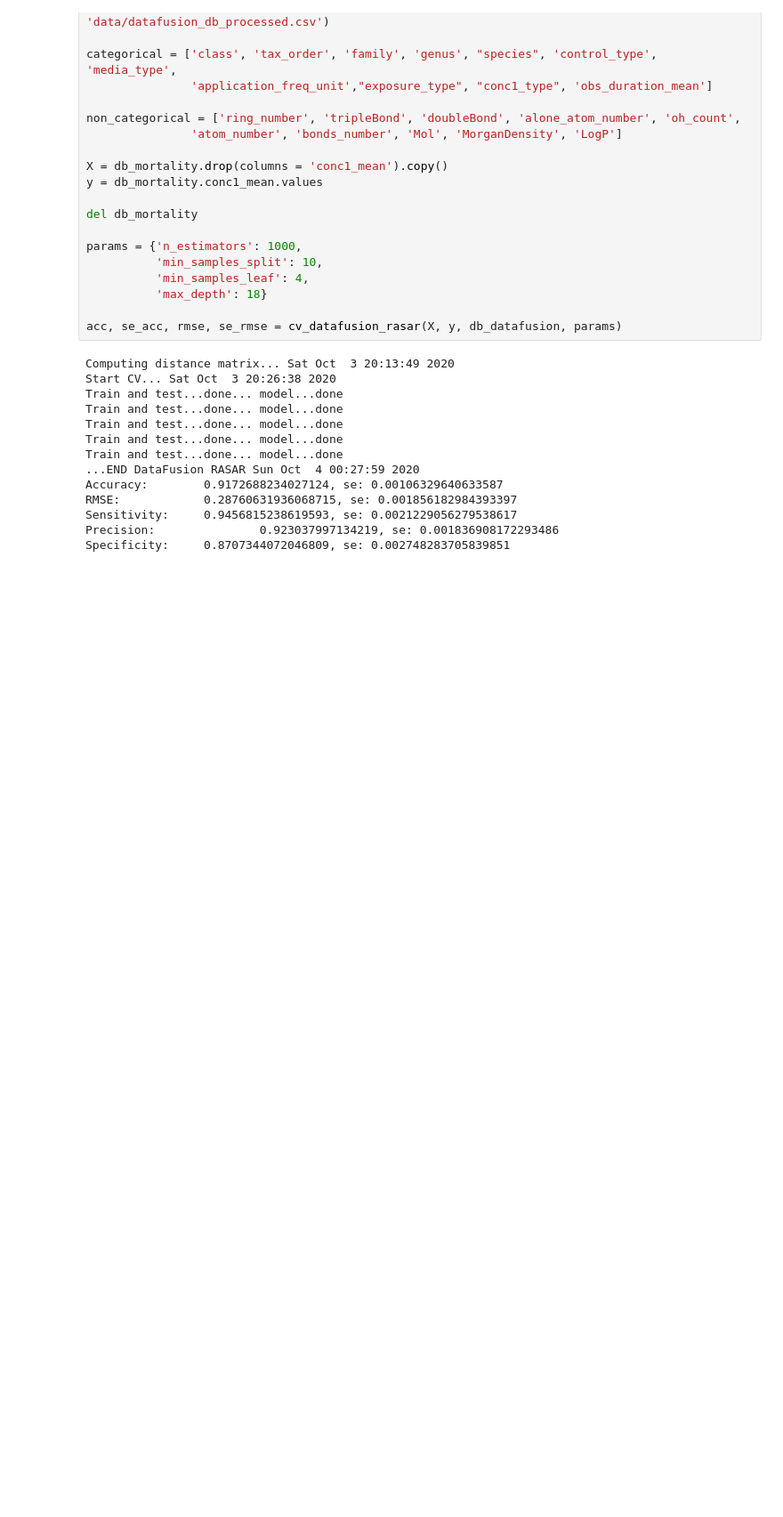
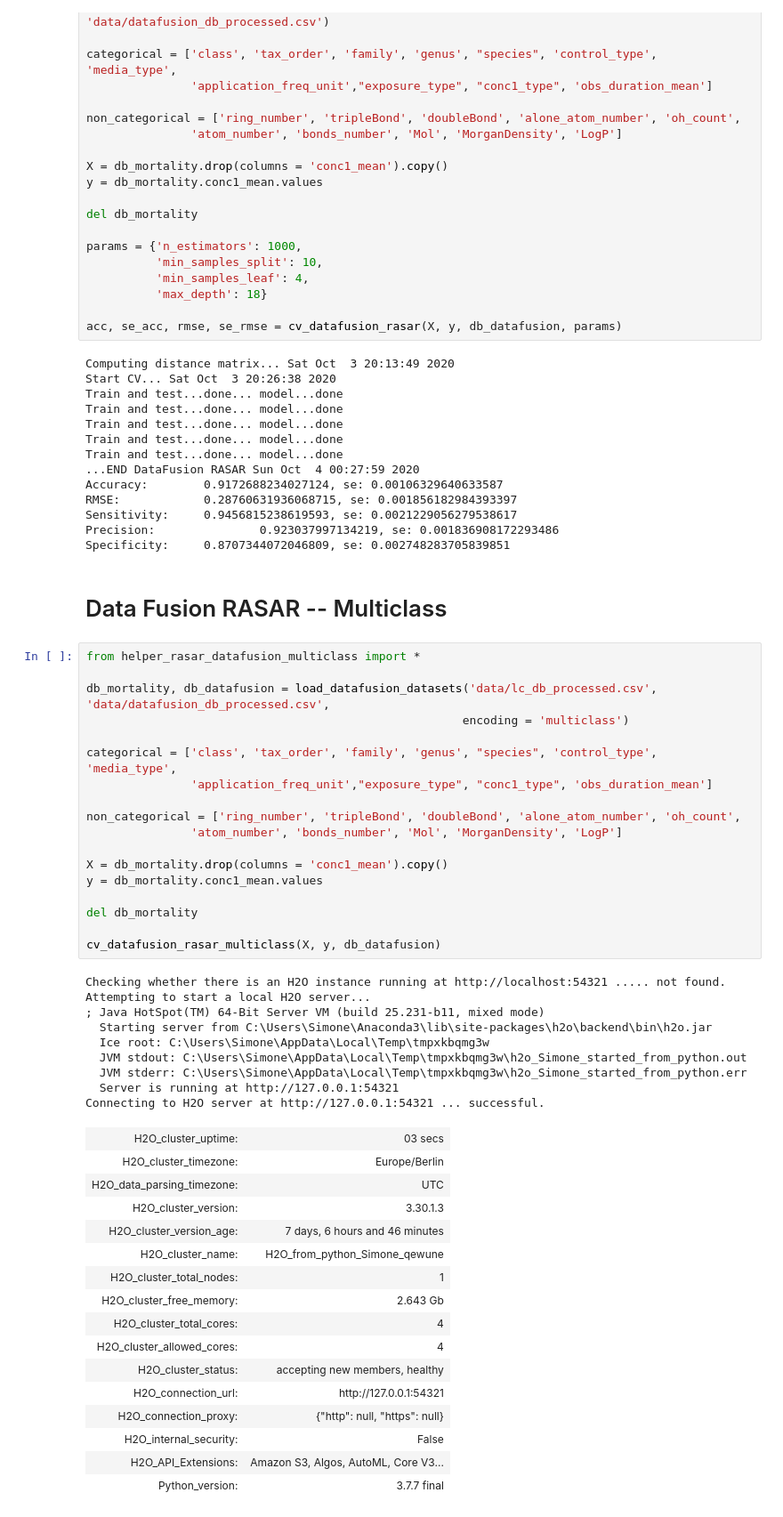
Before and after one commit to simonedambrosi/MLTOX-Simone, a Jupyter notebook: script sistemati/RASAR Data Fusion.ipynb, the cells around one changed output. Shown at 89% size. Drawn from its saved outputs; the diff is of its cells as text; blank space fills up the shorter version.

```diff
--- a/script sistemati/RASAR Data Fusion.ipynb
+++ b/script sistemati/RASAR Data Fusion.ipynb
@@ -320,3 +320,49 @@ RMSE:            0.28760631936068715, se: 0.001856182984393397
 Sensitivity:     0.9456815238619593, se: 0.0021229056279538617
 Precision:               0.923037997134219, se: 0.001836908172293486
 Specificity:     0.8707344072046809, se: 0.002748283705839851
+# %% [markdown]
+# Data Fusion RASAR -- Multiclass
+# %%
+from helper_rasar_datafusion_multiclass import *
+
+db_mortality, db_datafusion = load_datafusion_datasets('data/lc_db_processed.csv', 'data/datafusion_db_processed.csv',
+                                                      encoding = 'multiclass')
+
+categorical = ['class', 'tax_order', 'family', 'genus', "species", 'control_type', 'media_type',
+               'application_freq_unit',"exposure_type", "conc1_type", 'obs_duration_mean']
+
+non_categorical = ['ring_number', 'tripleBond', 'doubleBond', 'alone_atom_number', 'oh_count',
+               'atom_number', 'bonds_number', 'Mol', 'MorganDensity', 'LogP']
+
+X = db_mortality.drop(columns = 'conc1_mean').copy()
+y = db_mortality.conc1_mean.values
+
+del db_mortality
+
+cv_datafusion_rasar_multiclass(X, y, db_datafusion)
+# %% [output]
+Checking whether there is an H2O instance running at http://localhost:54321 ..... not found.
+Attempting to start a local H2O server...
+; Java HotSpot(TM) 64-Bit Server VM (build 25.231-b11, mixed mode)
+  Starting server from C:\Users\Simone\Anaconda3\lib\site-packages\h2o\backend\bin\h2o.jar
+  Ice root: C:\Users\Simone\AppData\Local\Temp\tmpxkbqmg3w
+  JVM stdout: C:\Users\Simone\AppData\Local\Temp\tmpxkbqmg3w\h2o_Simone_started_from_python.out
+  JVM stderr: C:\Users\Simone\AppData\Local\Temp\tmpxkbqmg3w\h2o_Simone_started_from_python.err
+  Server is running at http://127.0.0.1:54321
+Connecting to H2O server at http://127.0.0.1:54321 ... successful.
+| H2O_cluster_uptime: | 03 secs |
+| H2O_cluster_timezone: | Europe/Berlin |
+| H2O_data_parsing_timezone: | UTC |
+| H2O_cluster_version: | 3.30.1.3 |
+| H2O_cluster_version_age: | 7 days, 6 hours and 46 minutes |
+| H2O_cluster_name: | H2O_from_python_Simone_qewune |
+| H2O_cluster_total_nodes: | 1 |
+| H2O_cluster_free_memory: | 2.643 Gb |
+| H2O_cluster_total_cores: | 4 |
+| H2O_cluster_allowed_cores: | 4 |
+| H2O_cluster_status: | accepting new members, healthy |
+| H2O_connection_url: | http://127.0.0.1:54321 |
+| H2O_connection_proxy: | {"http": null, "https": null} |
+| H2O_internal_security: | False |
+| H2O_API_Extensions: | Amazon S3, Algos, AutoML, Core V3... |
+| Python_version: | 3.7.7 final |
```
Also changed, not shown: parts of 2 cells of this notebook, 8 other files.
